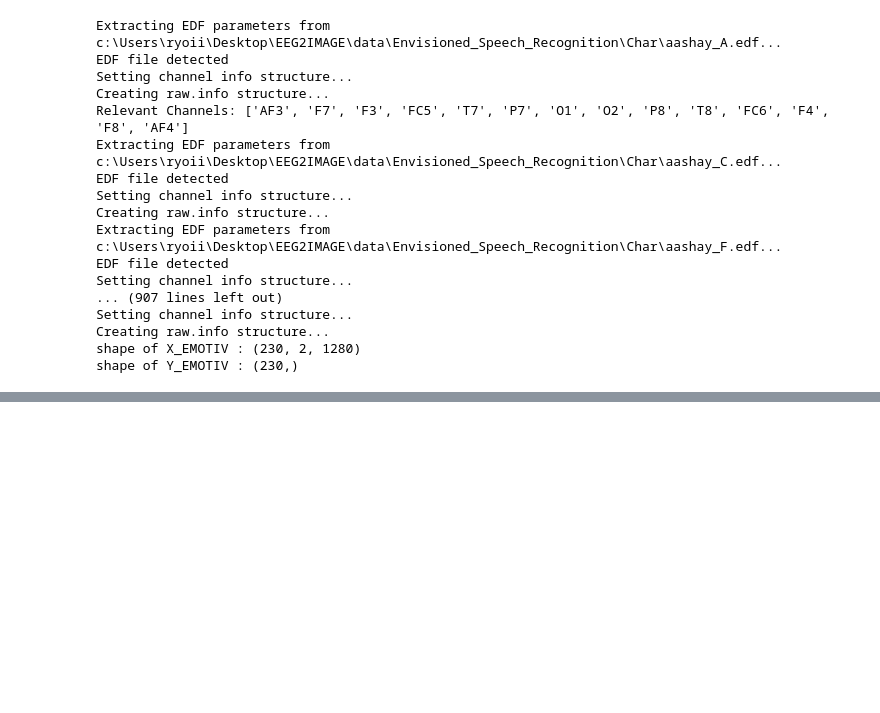
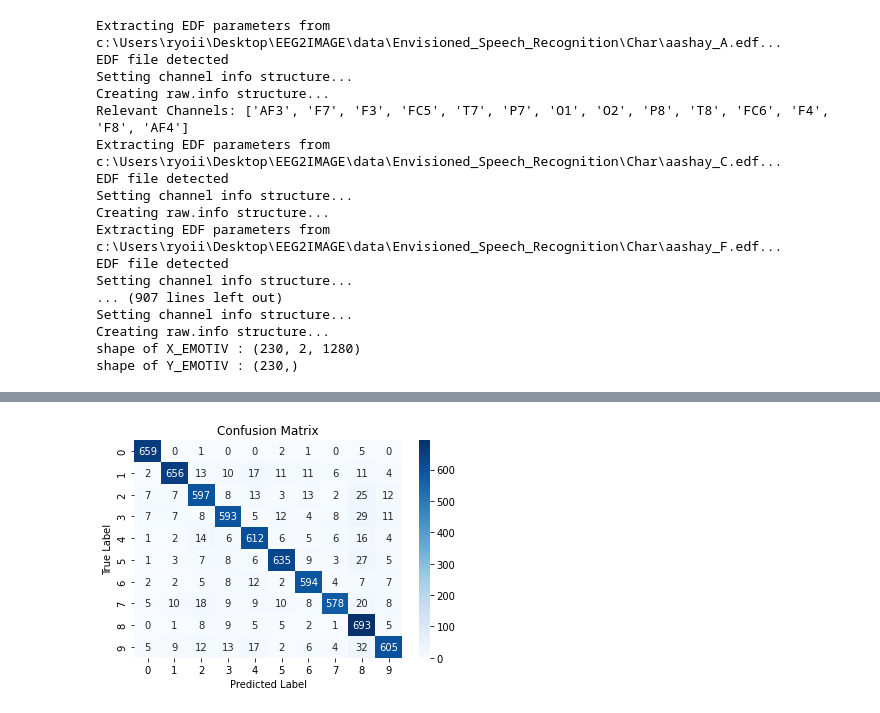
Before and after one commit to basic0908/EEG2IMAGE, a Jupyter notebook: Analysis/DomainAdaptation.ipynb, the cells around one changed output, grey strips where cells are left out. Drawn from its saved outputs; the diff is of its cells as text; code cells hidden in the pictures; blank space fills up the shorter version.

```diff
--- a/Analysis/DomainAdaptation.ipynb
+++ b/Analysis/DomainAdaptation.ipynb
@@ -119,0 +128,4 @@ visualize(model, X_final, Y_final, dataset_type="Domain Adaptation")
+# %%
+from __02_model import evaluate
+acc = evaluate(model, X_final, Y_final, selected_channels, dataset_type="an")
+# %% [output]
@@ -119,0 +134 @@ visualize(model, X_final, Y_final, dataset_type="Domain Adaptation")
+[figure, added]
```
Also changed, not shown: parts of 7 cells of this notebook, 3 other files.
